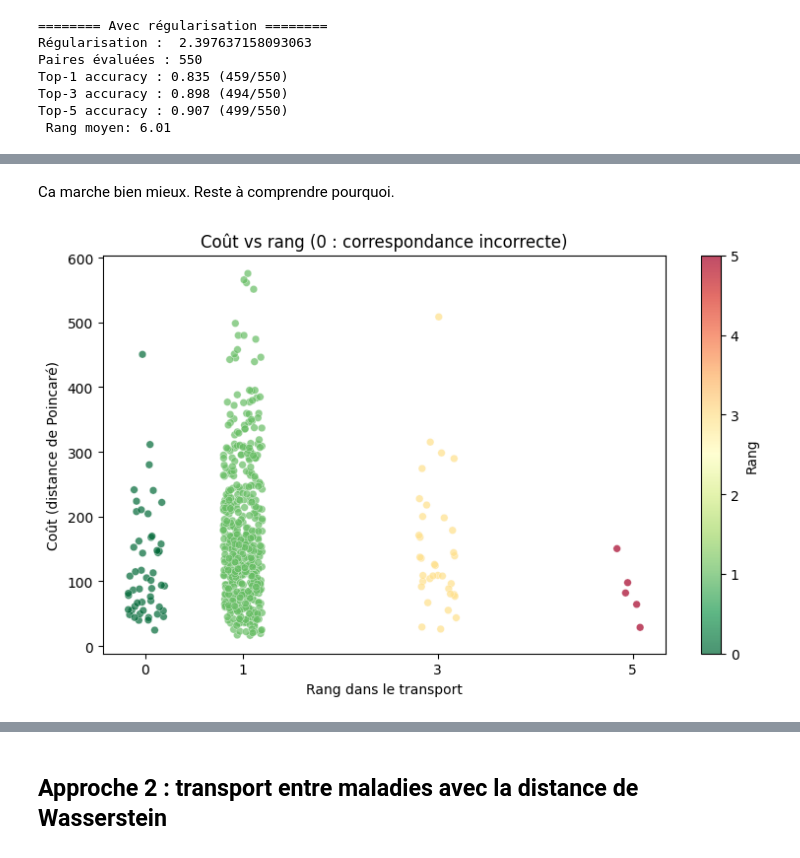
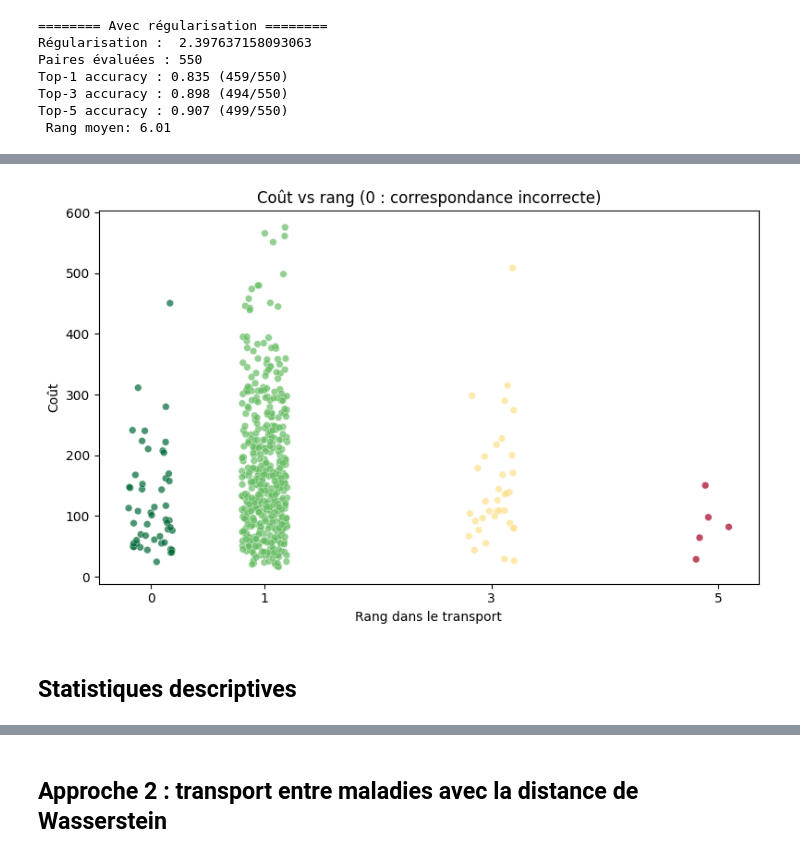
Before and after one commit to averniere/OT_simulation_maladies, a Jupyter notebook: Embeddings/test.ipynb, the cells around one changed output, grey strips where cells are left out. Drawn from its saved outputs; the diff is of its cells as text; code cells hidden in the pictures.

Commit message:
statistiques descriptives

```diff
--- a/Embeddings/test.ipynb
+++ b/Embeddings/test.ipynb
@@ -1520,28 +1605,27 @@ paires_zero_dict
-# %% [markdown]
-Ca marche bien mieux. Reste à comprendre pourquoi.
 # %%
 ranks = np.array([v[0] for v in pairs_r.values()])
 costs = np.array([v[1] for v in pairs_r.values()])
 
 fig, ax = plt.subplots(figsize=(8, 5))
 
 scatter = ax.scatter(
     x=ranks + np.random.uniform(-0.2, 0.2, size=len(ranks)),  # jitter pour lisibilité
     y=costs,
     c=ranks,
     cmap='RdYlGn_r',
     s=30,
     alpha=0.7,
     edgecolors='white',
     linewidths=0.3
 )
 
-plt.colorbar(scatter, ax=ax, label='Rang')
 ax.set_xlabel('Rang dans le transport')
-ax.set_ylabel('Coût (distance de Poincaré)')
+ax.set_ylabel('Coût')
 ax.set_title('Coût vs rang (0 : correspondance incorrecte)')
 ax.set_xticks(sorted(set(ranks)))
 plt.tight_layout()
 plt.show()
 # %% [output]
-[figure, old version]
+[figure, new version]
+# %% [markdown]
+## Statistiques descriptives
```
Also changed, not shown: parts of 17 cells of this notebook, 1 other file.
